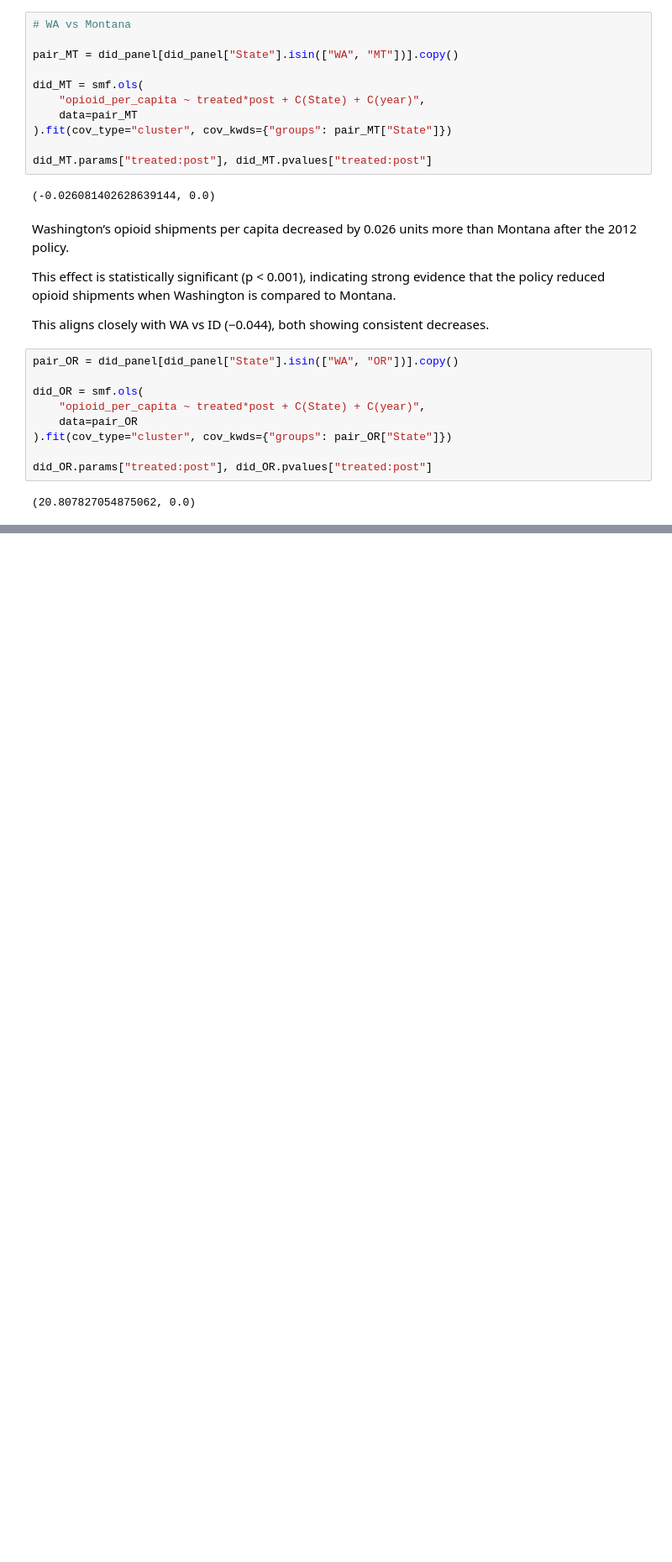
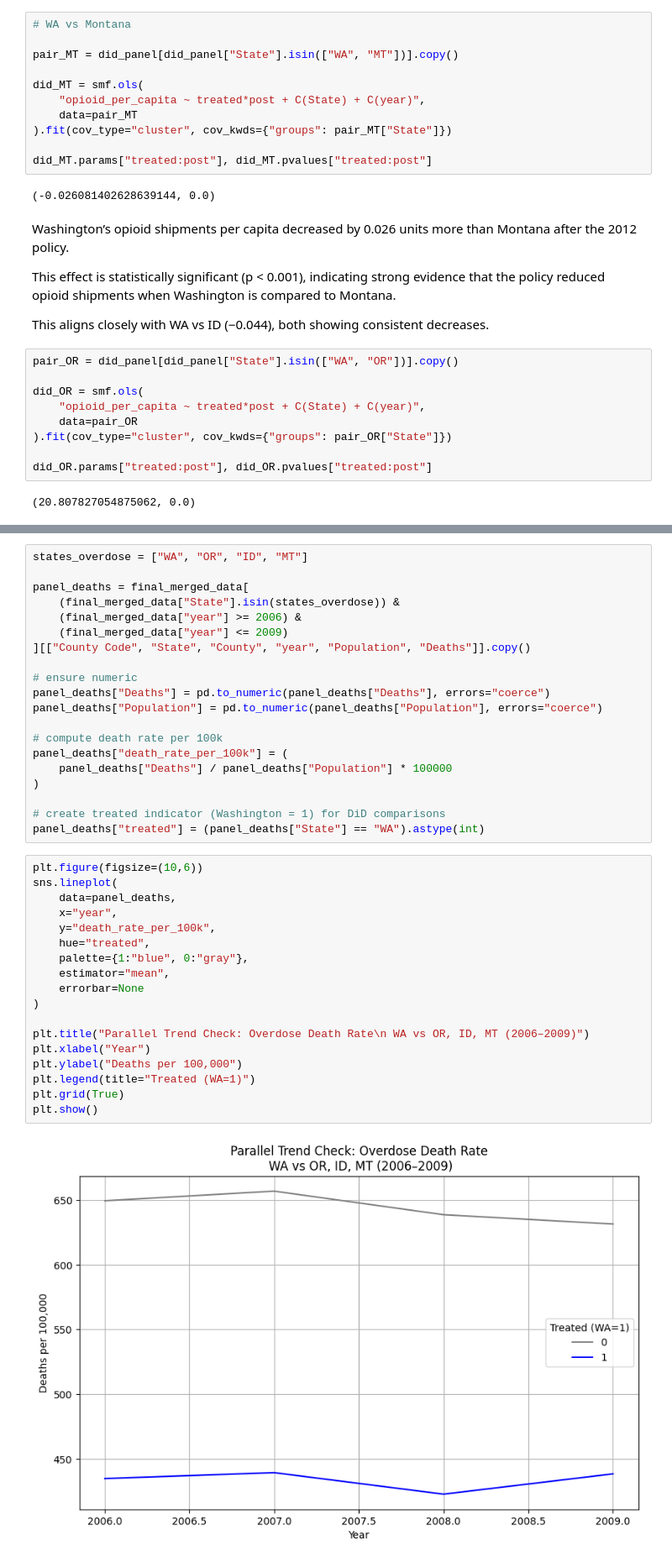
Before and after one commit to MIDS-at-Duke/pds-2025-opioids-study_on_opioids, a Jupyter notebook: parallel_trend_check_washington.ipynb, the cells around one changed output, grey strips where cells are left out. Shown: that part at 84% size. Drawn from its saved outputs; the diff is of its cells as text; blank space fills up the shorter version.

Commit message:
Parallel trend check for overdose

```diff
--- a/parallel_trend_check_washington.ipynb
+++ b/parallel_trend_check_washington.ipynb
@@ -419,0 +422,40 @@ Although statistically significant, this result is not reliable.
+# %%
+states_overdose = ["WA", "OR", "ID", "MT"]
+
+panel_deaths = final_merged_data[
+    (final_merged_data["State"].isin(states_overdose)) &
+    (final_merged_data["year"] >= 2006) &
+    (final_merged_data["year"] <= 2009)
+][["County Code", "State", "County", "year", "Population", "Deaths"]].copy()
+
+# ensure numeric
+panel_deaths["Deaths"] = pd.to_numeric(panel_deaths["Deaths"], errors="coerce")
+panel_deaths["Population"] = pd.to_numeric(panel_deaths["Population"], errors="coerce")
+
+# compute death rate per 100k
+panel_deaths["death_rate_per_100k"] = (
+    panel_deaths["Deaths"] / panel_deaths["Population"] * 100000
+)
+
+# create treated indicator (Washington = 1) for DiD comparisons
+panel_deaths["treated"] = (panel_deaths["State"] == "WA").astype(int)
+# %%
+plt.figure(figsize=(10,6))
+sns.lineplot(
+    data=panel_deaths,
+    x="year",
+    y="death_rate_per_100k",
+    hue="treated",
+    palette={1:"blue", 0:"gray"},
+    estimator="mean",
+    errorbar=None
+)
+
+plt.title("Parallel Trend Check: Overdose Death Rate\n WA vs OR, ID, MT (2006–2009)")
+plt.xlabel("Year")
+plt.ylabel("Deaths per 100,000")
+plt.legend(title="Treated (WA=1)")
+plt.grid(True)
+plt.show()
+# %% [output]
+[figure, added]
```
Also changed, not shown: parts of 15 cells of this notebook.
